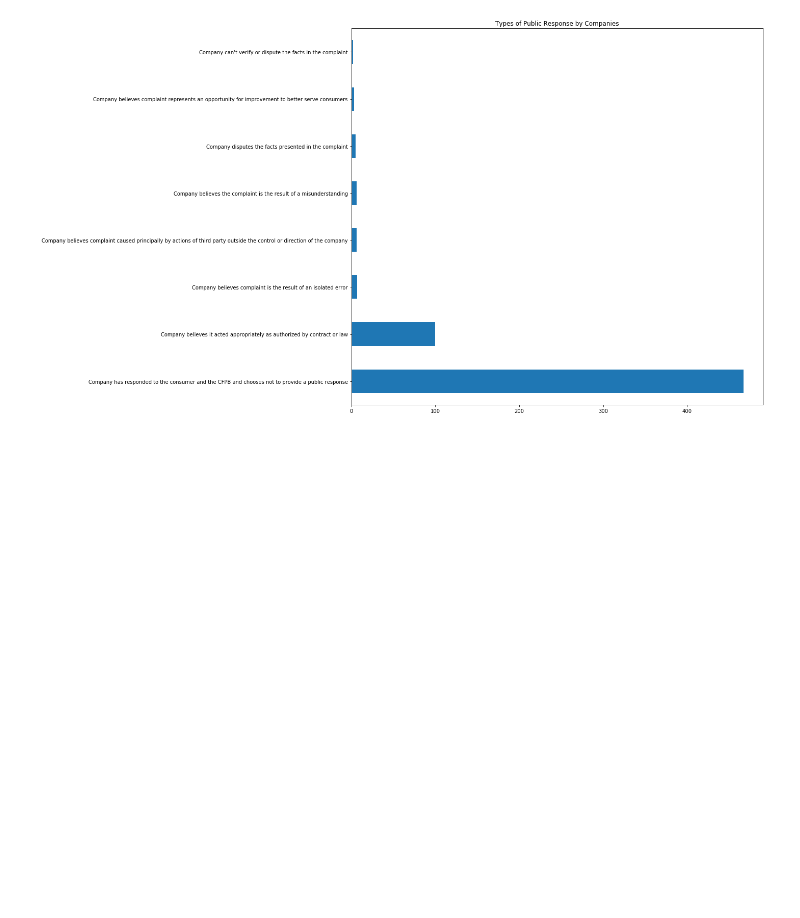
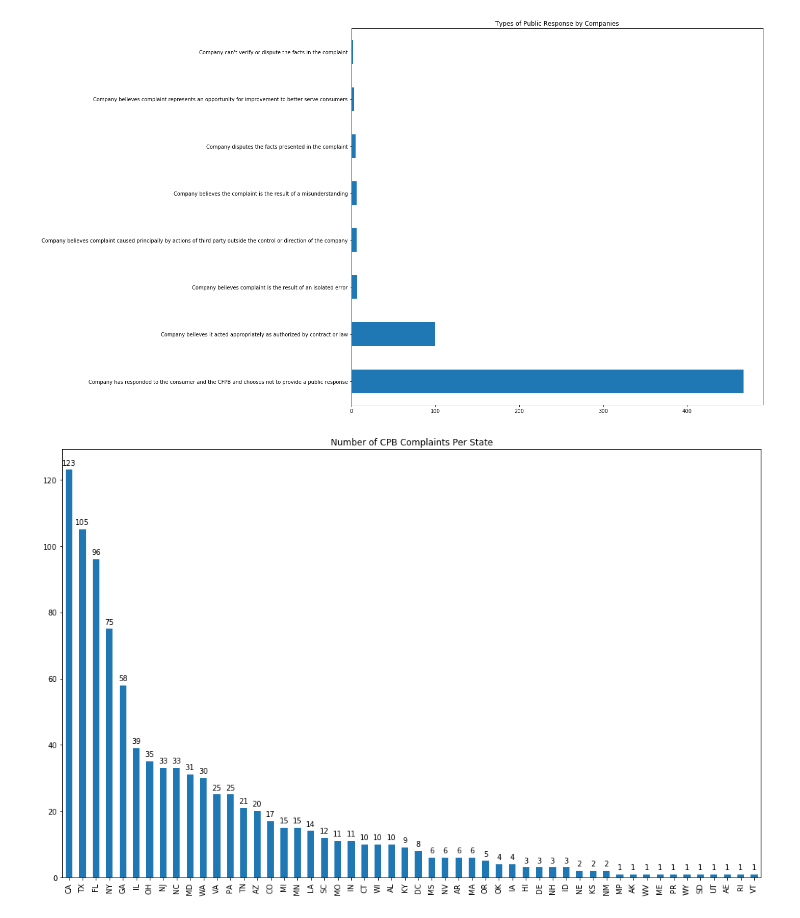
Before and after one commit to alexgryan/CPB_Data_Visualizations, a Jupyter notebook: notebooks/cpb_analytics.ipynb, the cells around one changed output. Drawn from its saved outputs; the diff is of its cells as text; code cells hidden in the pictures; blank space fills up the shorter version.

Commit message:
CPB_Data_Visualization#3
-Created a data visualization for number of CPB complaints per state.

```diff
--- a/notebooks/cpb_analytics.ipynb
+++ b/notebooks/cpb_analytics.ipynb
@@ -77,2 +77,22 @@ savefig('TypesofPublicResponsebyCompanies.pdf')
 # %% [output]
 [figure]
+# %%
+stateData = consumerData['state'].dropna()
+# %%
+stateCount = stateData.value_counts()
+# %%
+fig_size = plt.rcParams["figure.figsize"]
+fig_size[0] = 14
+fig_size[1] = 9
+plt.rcParams["figure.figsize"] = fig_size
+ax = stateCount.plot.bar()
+rects = ax.patches
+labels = [stateCount[i] for i in range(len(rects))]
+for rect, label in zip(rects, labels):
+    height = rect.get_height()
+    ax.text(rect.get_x() + rect.get_width()/2, height + 1, label, ha='center', va='bottom')
+ax.set_title("Number of CPB Complaints Per State")
+plt.tight_layout()
+savefig('NumberofComplaintsPerState.pdf')
+# %% [output]
+[figure, added]
```
Also changed, not shown: parts of 1 cell of this notebook, 1 other file.
